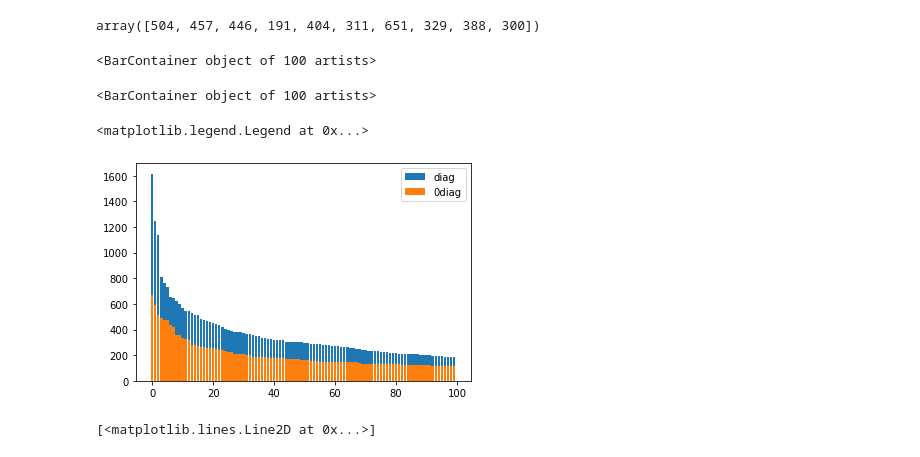
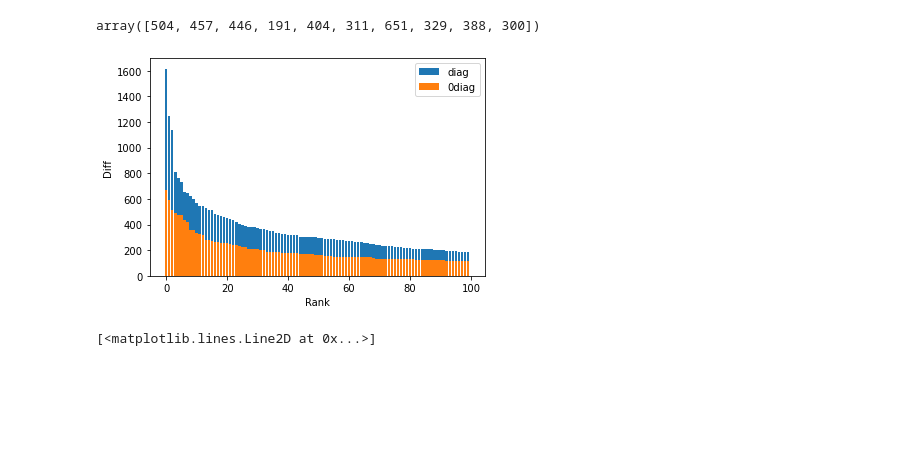
Before and after one commit to XDZhelheim/TrafficFlowModel, a Jupyter notebook: data_process/markov.ipynb, the cells around one changed output. Saved outputs shown, nothing was run; the diff lists cells and outputs as text; code cells hidden in the pictures; blank space fills up the shorter version.

```diff
--- a/data_process/markov.ipynb
+++ b/data_process/markov.ipynb
@@ -191,15 +192,14 @@ array([1171.66666667, 1047.83333333,  960.        ,  679.33333333,
         744.33333333,  654.        ])
 array([504, 457, 446, 191, 404, 311, 651, 329, 388, 300])
 # %%
-plt.bar(range(len(temp[:100])), sorted(temp, reverse=True)[:100], label="diag")
-plt.bar(range(len(temp2[:100])), sorted(temp2, reverse=True)[:100], label="0diag")
+plt.bar(range(100), sorted(temp, reverse=True)[:100], label="diag")
+plt.bar(range(100), sorted(temp2, reverse=True)[:100], label="0diag")
+plt.xlabel("Rank")
+plt.ylabel("Diff")
 plt.legend()
-plt.show()
+plt.show();
 # %% [output]
-<BarContainer object of 100 artists>
-<BarContainer object of 100 artists>
-<matplotlib.legend.Legend at 0x...>
-[figure, old version]
+[figure, new version]
 # %%
 plt.plot(range(len(temp2)), temp2)
 
```
Also changed, not shown: parts of 8 cells of this notebook, 22 other files.
